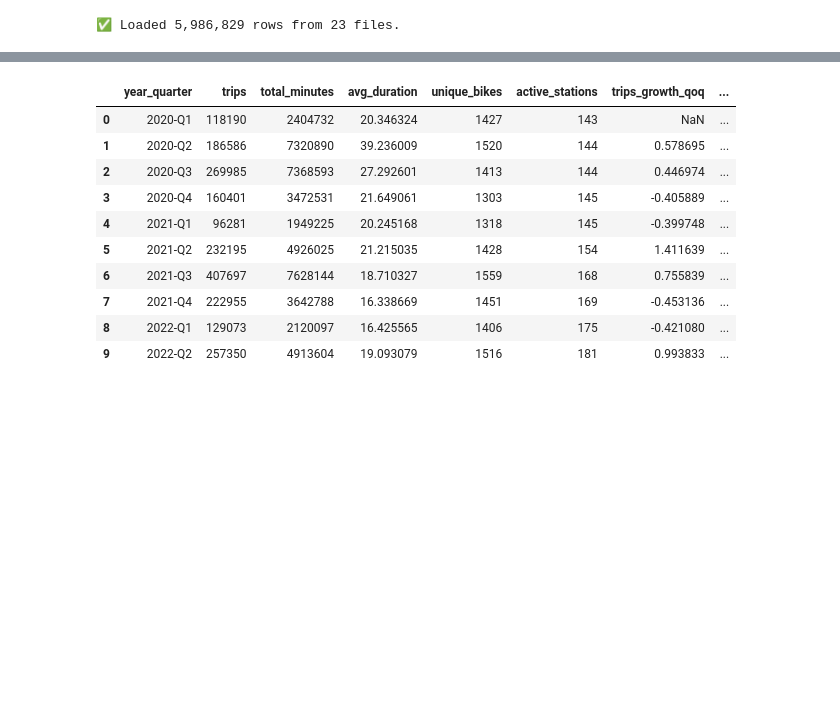
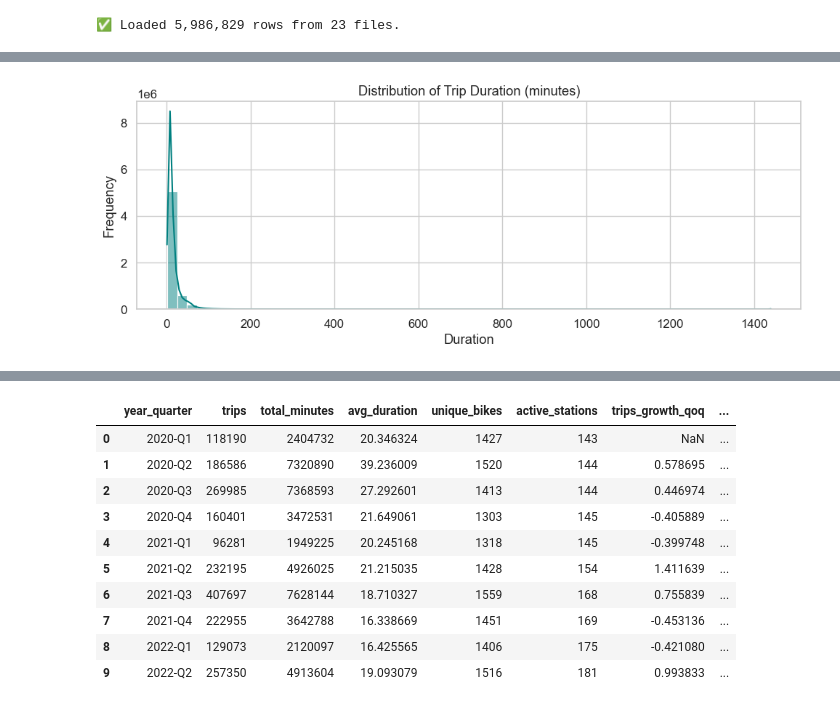
Before and after one commit to MiaTran1112/perpay-bike-share-challenge, a Jupyter notebook: notebooks/eda.ipynb, the cells around one changed output, grey strips where cells are left out. Saved outputs shown, nothing was run; the diff lists cells and outputs as text; code cells hidden in the pictures; blank space fills up the shorter version.

Commit message:
add data quality inspection

```diff
--- a/notebooks/eda.ipynb
+++ b/notebooks/eda.ipynb
@@ -54,0 +122,14 @@ print(f"✅ Loaded {len(data):,} rows from {len(dfs)} files.")
+# %%
+# Check for Class Imbalance
+
+# Distribution of Key Numeric Variables
+numeric_cols = ["duration", "plan_duration"]
+plt.figure(figsize=(10,4))
+sns.histplot(data=data, x="duration", bins=60, kde=True, color="teal")
+plt.title("Distribution of Trip Duration (minutes)")
+plt.xlabel("Duration")
+plt.ylabel("Frequency")
+plt.tight_layout()
+plt.show()
+# %% [output]
+[figure, added]
```
Also changed, not shown: parts of 16 cells of this notebook.
